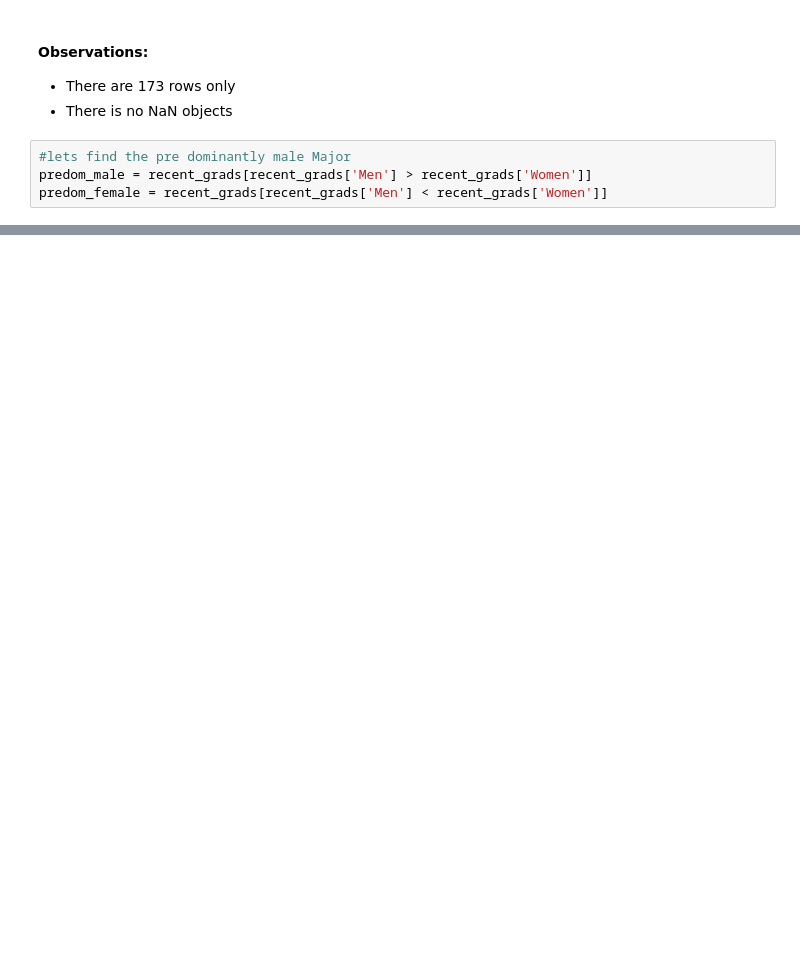
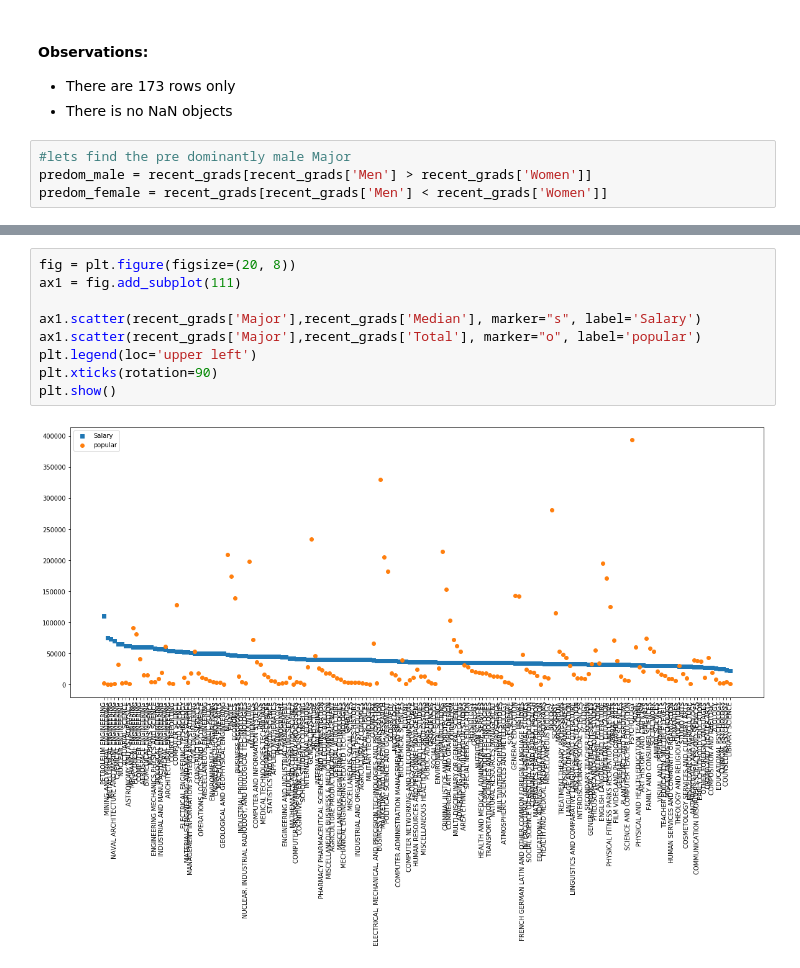
Before and after one commit to ndangalasinh/dataquest_visualizing_earnings_based_on_college-, a Jupyter notebook: Visualizing Earnings Based On College .ipynb, the cells around one changed output, grey strips where cells are left out. Cells and saved outputs as stored; diff of their text form; blank space fills up the shorter version.

```diff
--- a/Visualizing Earnings Based On College .ipynb
+++ b/Visualizing Earnings Based On College .ipynb
@@ -129,0 +132,11 @@ recent_grads['Median'][recent_grads['Total'] < 39370].plot()
+# %%
+fig = plt.figure(figsize=(20, 8))
+ax1 = fig.add_subplot(111)
+
+ax1.scatter(recent_grads['Major'],recent_grads['Median'], marker="s", label='Salary')
+ax1.scatter(recent_grads['Major'],recent_grads['Total'], marker="o", label='popular')
+plt.legend(loc='upper left')
+plt.xticks(rotation=90)
+plt.show()
+# %% [output]
+[figure, added]
```
Also changed, not shown: parts of 6 cells of this notebook.
